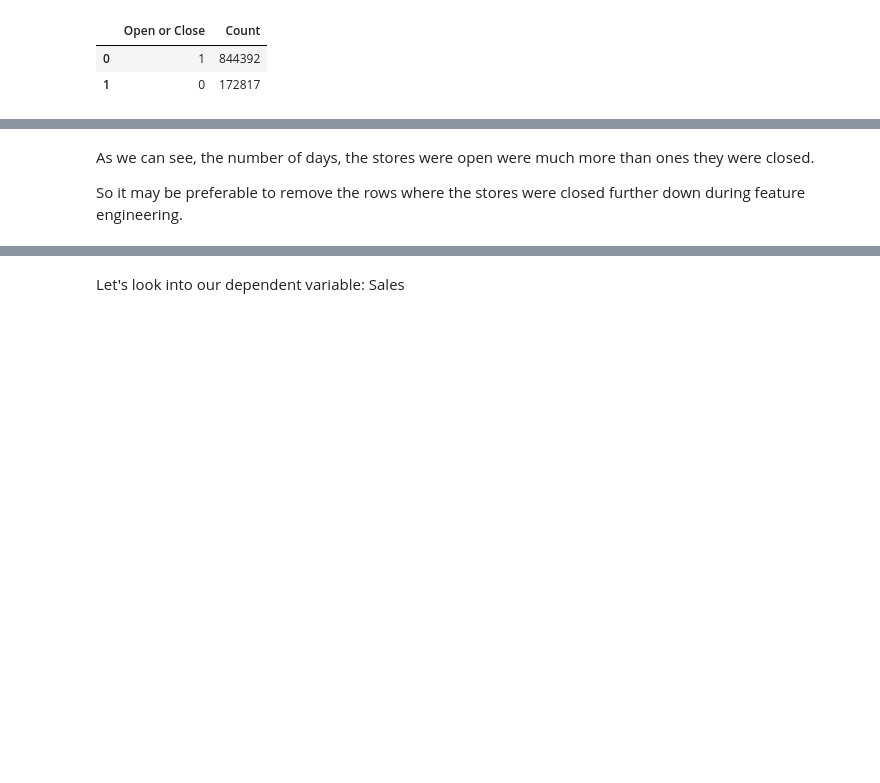
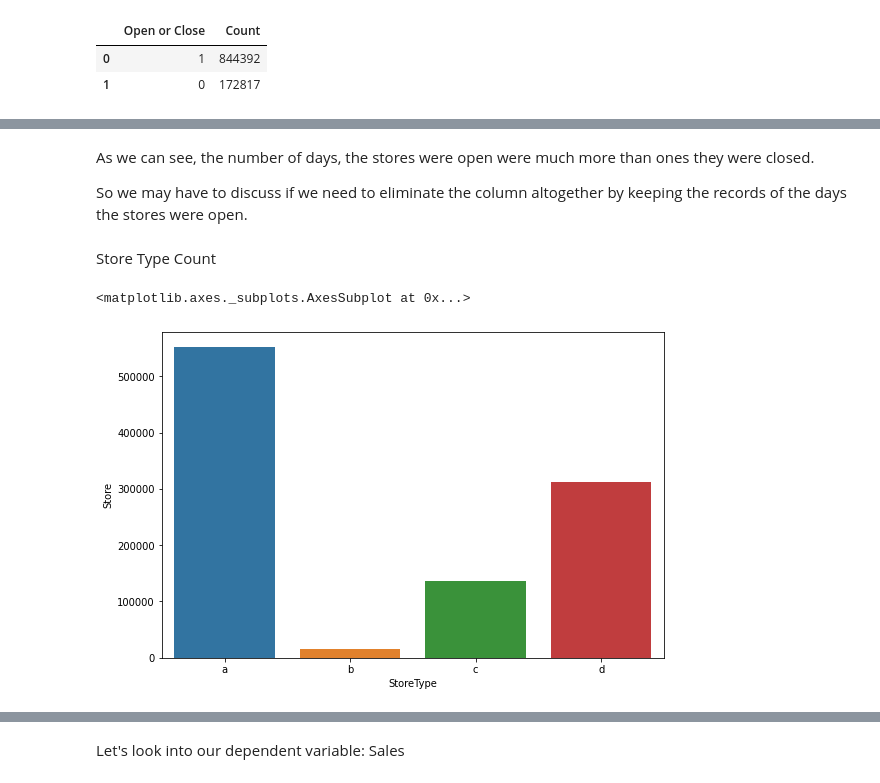
Before and after one commit to cpvivek/Rossman-Sales-Prediction-Machine-Learning-Regression-Model, a Jupyter notebook: Rossmann_Sales_Prediction_Capstone_Project_Vivek_CP.ipynb, the cells around one changed output, grey strips where cells are left out. Saved outputs shown, nothing was run; the diff lists cells and outputs as text; code cells hidden in the pictures; blank space fills up the shorter version.

```diff
--- a/Rossmann_Sales_Prediction_Capstone_Project_Vivek_CP.ipynb
+++ b/Rossmann_Sales_Prediction_Capstone_Project_Vivek_CP.ipynb
@@ -165,10 +194,10 @@ sns.heatmap(store_data.isnull())
 [figure]
 # %%
 #Competition Distance has 3 null values. They can be replaced by median competition distance, since fields like distances are prone to outliers.
-store_data['CompetitionDistance'].fillna(2325,inplace=True)
+store_data['CompetitionDistance'].fillna(store_data['CompetitionDistance'].median(),inplace=True)
 
-#Competition since month has considerable amount of NaN values. It's safe to assume median value of duration to replace null values
-store_data['CompetitionOpenSinceMonth'].fillna(8,inplace=True)
+#Competition since month has considerable amount of NaN values. It's safe to use mode value of duration to replace null values
+store_data['CompetitionOpenSinceMonth'].fillna(int(store_data['CompetitionOpenSinceMonth'].mode()),inplace=True)
 
-#Similarly for competition since yeadr
-store_data['CompetitionOpenSinceYear'].fillna(2010,inplace=True)
+#Similarly for competition since year
+store_data['CompetitionOpenSinceYear'].fillna(int(store_data['CompetitionOpenSinceYear'].mode()),inplace=True)
@@ -197,5 +204,9 @@ Name: Promo2SinceYear, dtype: int64
-# %%
-#Let's fill NaN values in promo interval, promo since week and promo since year columns with appropriate values
-store_data['PromoInterval'].fillna('Jan,Apr,Jul,Oct',inplace=True) #Using the most frequent promo interval here, since it's most likely candidate.
-store_data['Promo2SinceWeek'].fillna(14,inplace=True)
-store_data['Promo2SinceYear'].fillna(2011,inplace=True)#Similar reason as above
+# %%
+#The NaN values in PromoInterval, Promo2SinceYear, and Promo2SinceWeek can be replaced by 0 or 'None' depending on the dtype.
+
+promos =['PromoInterval' , 'Promo2SinceYear', 'Promo2SinceWeek']
+for col in promos:
+   if store_data[col].dtype == np.object:
+         store_data[col].fillna('None',inplace=True)
+   else:
+         store_data[col].fillna(0,inplace=True)
@@ -211,0 +246,2 @@ We've got rid of the NaN values
+# %%
+dataset=pd.merge(rossman_data,store_data,on='Store')
@@ -486,4 +563,13 @@ sns.barplot(Open_close['Open or Close'],Open_close.Count)
 # %% [markdown]
 As we can see, the number of days, the stores were open were much more than ones they were closed.
 
-So it may be preferable to remove the rows where the stores were closed further down during feature engineering.
+So we may have to discuss if we need to eliminate the column altogether by keeping the records of the days the stores were open.
+# %% [markdown]
+Store Type Count
+# %%
+df=dataset.groupby('StoreType')['Store'].count().reset_index()
+plt.figure(figsize=(9,6))
+sns.barplot(x=df.StoreType,y=df.Store)
+# %% [output]
+<matplotlib.axes._subplots.AxesSubplot at 0x...>
+[figure, added]
```
Also changed, not shown: parts of 214 cells of this notebook.
